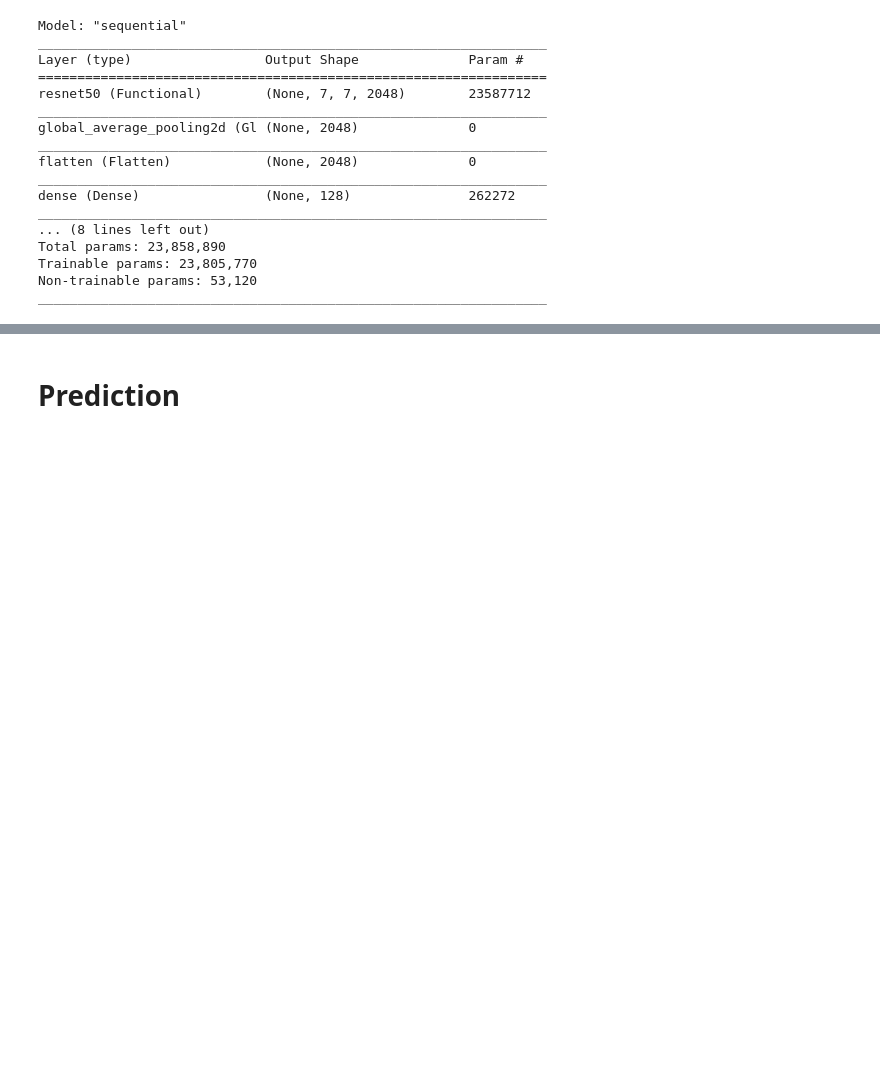
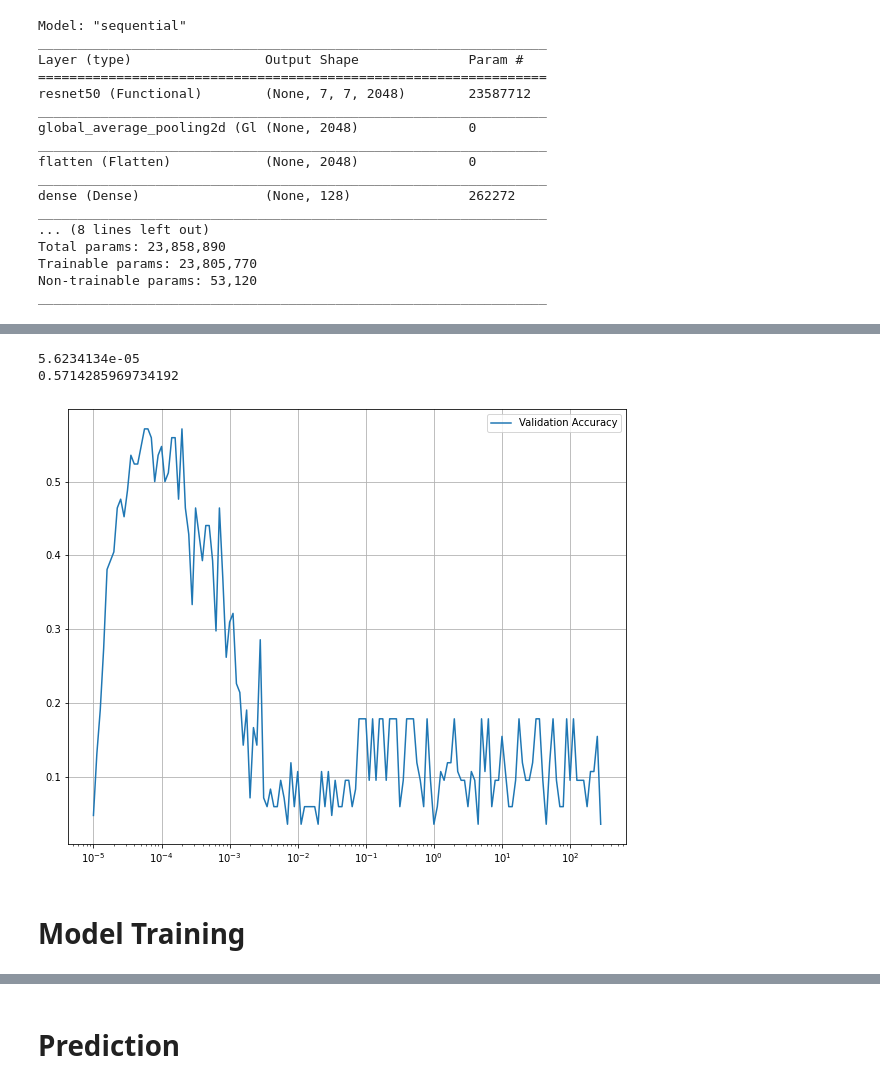
Before and after one commit to utkarsh0702/Tensorflow, a Jupyter notebook: Dog_Breed_Identification.ipynb, the cells around one changed output, grey strips where cells are left out. Saved outputs shown, nothing was run; the diff lists cells and outputs as text; code cells hidden in the pictures; blank space fills up the shorter version.

```diff
--- a/Dog_Breed_Identification.ipynb
+++ b/Dog_Breed_Identification.ipynb
@@ -14,3 +15,5 @@ import matplotlib.pyplot as plt
+# %%
+mpl.rcParams['figure.figsize'] = (10,8)
 # %%
 device_name = tf.test.gpu_device_name()
 if device_name != '/device:GPU:0':
@@ -165,7 +156,7 @@ model= keras.Sequential([
                          keras.layers.Dropout(0.4),
                          keras.layers.Dense(64, activation="relu"),
                          keras.layers.Dropout(0.4),
-                         keras.layers.Dense(10, activation= "softmax")
+                         keras.layers.Dense(10, activation= "sigmoid")
 ])
 model.summary()
 # %% [output]
@@ -205,0 +194,16 @@ Validation step size: 3
+# %%
+lr_schedular= tf.keras.callbacks.LearningRateScheduler(lambda x: 1e-5*10**(x/20))
+checkpoint = keras.callbacks.ModelCheckpoint('dog_breed_classifier_model.h5',
+                                             monitor='val_accuracy',
+                                             verbose=1, save_best_only=True,
+                                             mode='max', save_weights_only=True)
+
+model.compile(
+    optimizer= keras.optimizers.Adam(learning_rate=1e-5),
+    loss= keras.losses.CategoricalCrossentropy(),
+    metrics=['accuracy']
+)
+# %%
+history = model.fit(train_generator,
+                    validation_data=validation_generator, verbose=1,
+                    epochs=50, callbacks=[lr_schedular, checkpoint])
@@ -205,0 +228,25 @@ Validation step size: 3
+# %%
+val_acc= max(history.history['val_accuracy'])
+val_accuracy= history.history['val_accuracy']
+index=val_accuracy.index(val_acc)
+lrs= history.history['lr']
+count=0
+for i in lrs:
+  if count==index:
+    lr=i
+    break
+  count+=1
+print(lr)
+print(val_acc)
+# %% [output]
+5.6234134e-05
+0.5714285969734192
+# %%
+lrs= 1e-5*(10**(np.arange(50)/20))
+plt.semilogx(lrs, history.history["val_accuracy"], label='Validation Accuracy')
+plt.legend(loc='best')
+plt.grid(True)
+# %% [output]
+[figure, added]
+# %% [markdown]
+# Model Training
```
Also changed, not shown: parts of 16 cells of this notebook.
